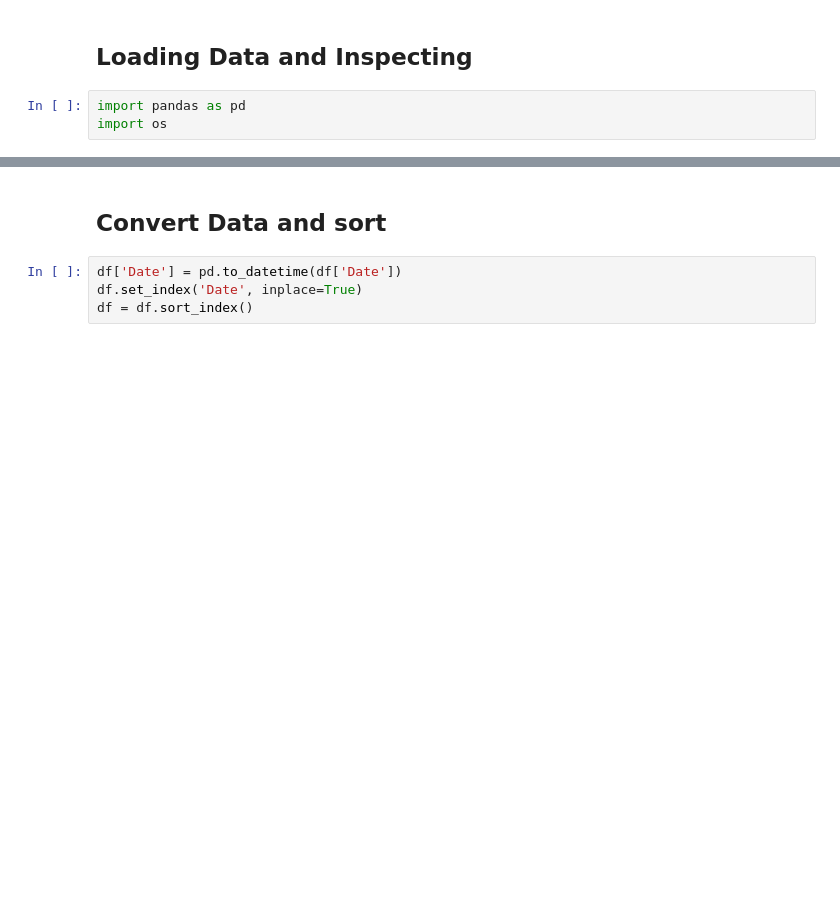
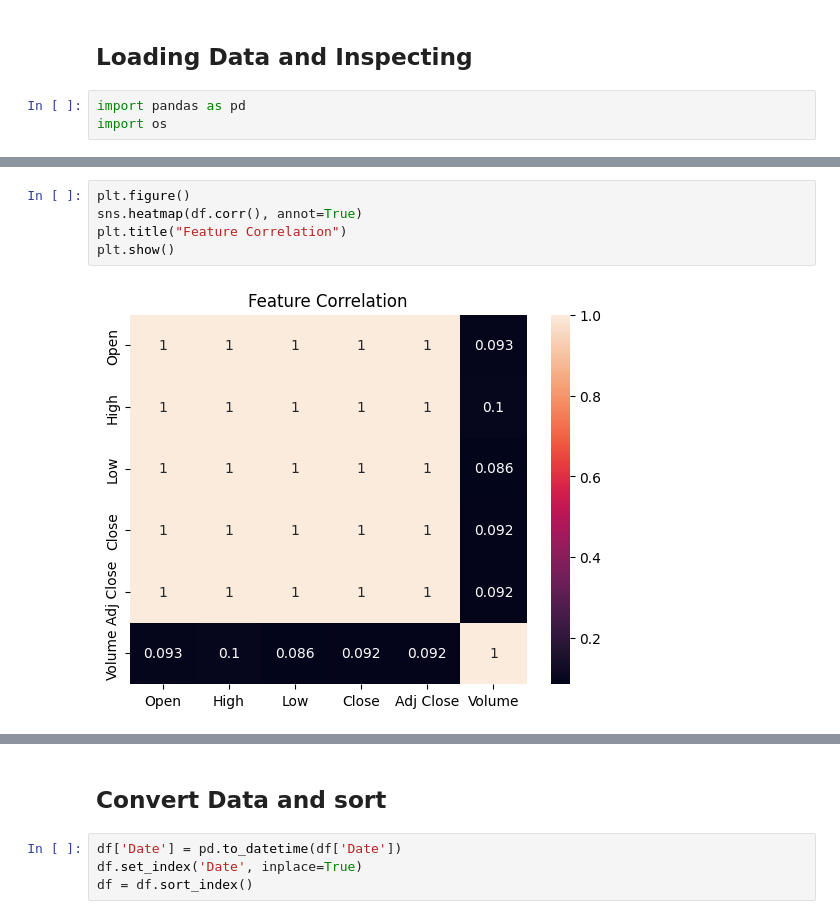
Before and after one commit to ayesha-aniqa/Stock_price_prediction, a Jupyter notebook: notebooks/preprocessing.ipynb, the cells around one changed output, grey strips where cells are left out. Cells and saved outputs as stored; diff of their text form; blank space fills up the shorter version.

```diff
--- a/notebooks/preprocessing.ipynb
+++ b/notebooks/preprocessing.ipynb
@@ -27,0 +78,7 @@ df
+# %%
+plt.figure()
+sns.heatmap(df.corr(), annot=True)
+plt.title("Feature Correlation")
+plt.show()
+# %% [output]
+[figure, added]
```
Also changed, not shown: parts of 13 cells of this notebook.
